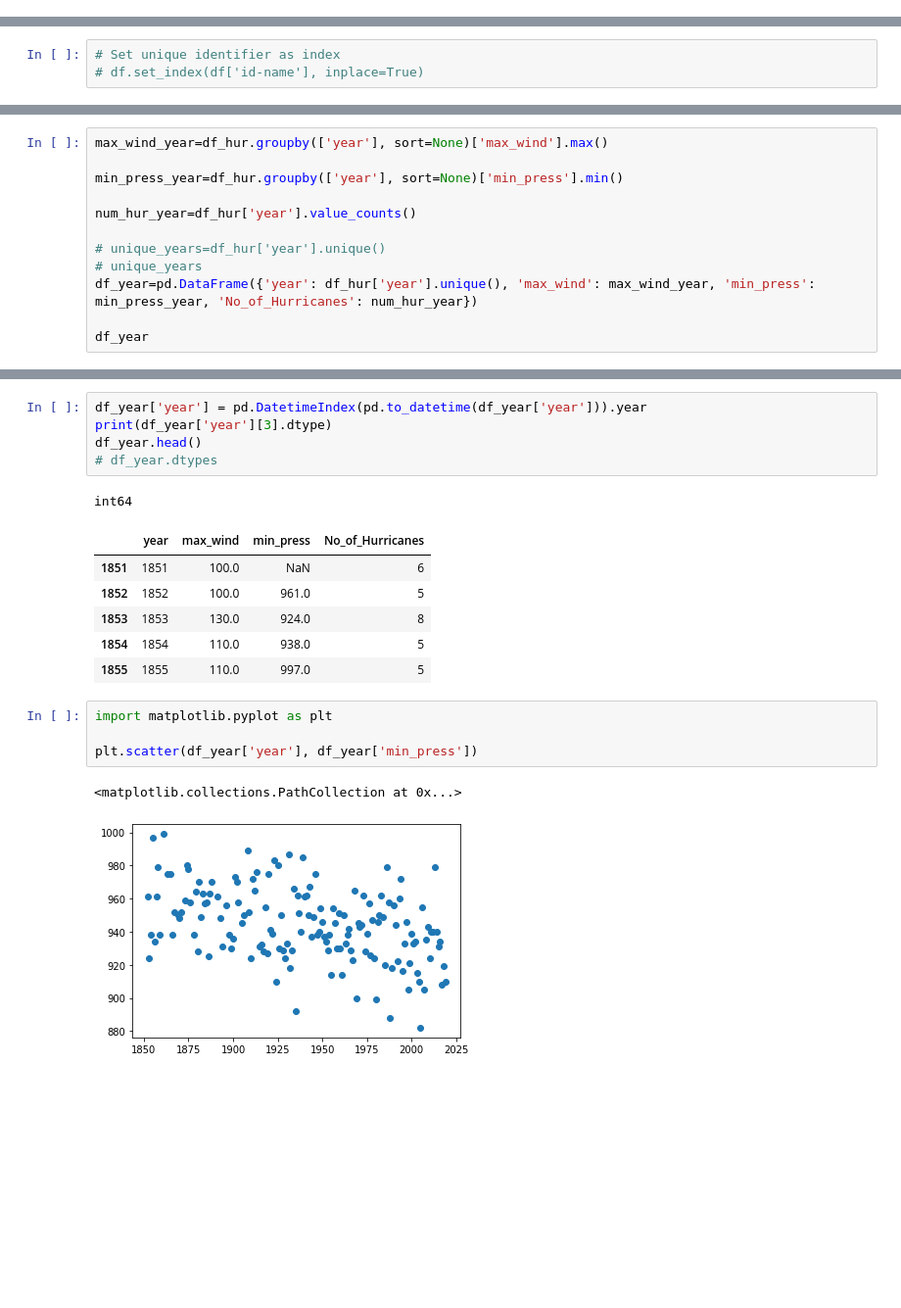
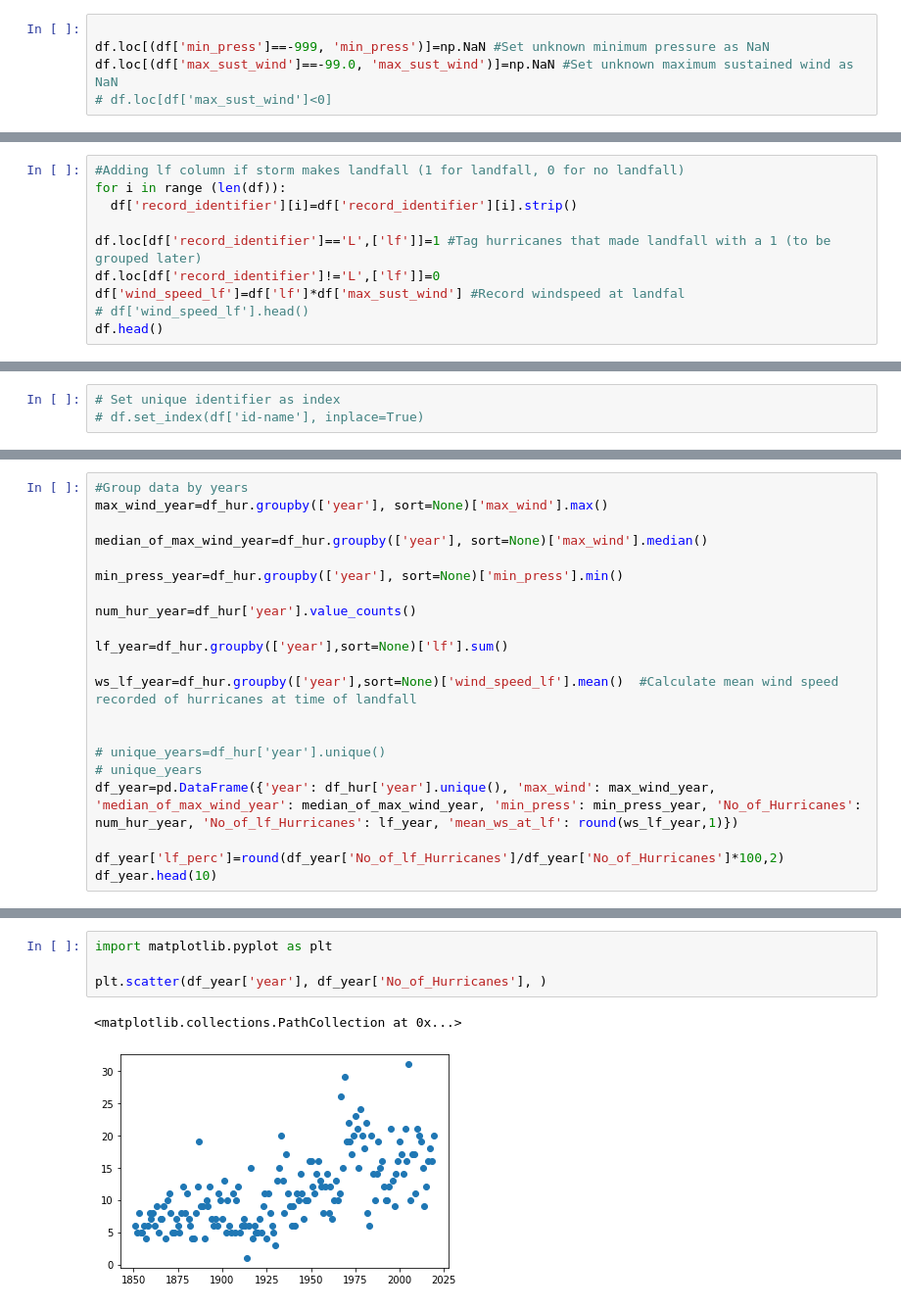
Before and after one commit to nicolascarva/HURDAT, a Jupyter notebook: Hurdat.ipynb, the cells around one changed output, grey strips where cells are left out. Shown: that part at 98% size. Cells and saved outputs as stored; diff of their text form; blank space fills up the shorter version.

```diff
--- a/Hurdat.ipynb
+++ b/Hurdat.ipynb
@@ -44,3 +25,8 @@ df.tail(50)
+# %%
+
+df.loc[(df['min_press']==-999, 'min_press')]=np.NaN #Set unknown minimum pressure as NaN
+df.loc[(df['max_sust_wind']==-99.0, 'max_sust_wind')]=np.NaN #Set unknown maximum sustained wind as NaN
+# df.loc[df['max_sust_wind']<0]
 # %%
 df['drop_']=df['id-name'] # Add column to tag rows to be dropped later
 df['id-name'].fillna(method='ffill',inplace=True) #Fill id-name column
@@ -67,0 +35,10 @@ df.tail(100)
+# %%
+#Adding lf column if storm makes landfall (1 for landfall, 0 for no landfall)
+for i in range (len(df)):
+  df['record_identifier'][i]=df['record_identifier'][i].strip()
+
+df.loc[df['record_identifier']=='L',['lf']]=1 #Tag hurricanes that made landfall with a 1 (to be grouped later)
+df.loc[df['record_identifier']!='L',['lf']]=0
+df['wind_speed_lf']=df['lf']*df['max_sust_wind'] #Record windspeed at landfal
+# df['wind_speed_lf'].head()
+df.head()
@@ -228,13 +173,22 @@ df_hur.head(25)
 # %%
+#Group data by years
 max_wind_year=df_hur.groupby(['year'], sort=None)['max_wind'].max()
+
+median_of_max_wind_year=df_hur.groupby(['year'], sort=None)['max_wind'].median()
 
 min_press_year=df_hur.groupby(['year'], sort=None)['min_press'].min()
 
 num_hur_year=df_hur['year'].value_counts()
 
+lf_year=df_hur.groupby(['year'],sort=None)['lf'].sum()
+
+ws_lf_year=df_hur.groupby(['year'],sort=None)['wind_speed_lf'].mean()  #Calculate mean wind speed recorded of hurricanes at time of landfall
+
+
 # unique_years=df_hur['year'].unique()
 # unique_years
-df_year=pd.DataFrame({'year': df_hur['year'].unique(), 'max_wind': max_wind_year, 'min_press': min_press_year, 'No_of_Hurricanes': num_hur_year})
+df_year=pd.DataFrame({'year': df_hur['year'].unique(), 'max_wind': max_wind_year, 'median_of_max_wind_year': median_of_max_wind_year, 'min_press': min_press_year, 'No_of_Hurricanes': num_hur_year, 'No_of_lf_Hurricanes': lf_year, 'mean_ws_at_lf': round(ws_lf_year,1)})
 
-df_year
+df_year['lf_perc']=round(df_year['No_of_lf_Hurricanes']/df_year['No_of_Hurricanes']*100,2)
+df_year.head(10)
 # %% [output]
@@ -258,20 +206,7 @@ df_year
-# %%
-df_year['year'] = pd.DatetimeIndex(pd.to_datetime(df_year['year'])).year
-print(df_year['year'][3].dtype)
-df_year.head()
-# df_year.dtypes
-# %% [output]
-int64
-|  | year | max_wind | min_press | No_of_Hurricanes |
-| 1851 | 1851 | 100.0 | NaN | 6 |
-| 1852 | 1852 | 100.0 | 961.0 | 5 |
-| 1853 | 1853 | 130.0 | 924.0 | 8 |
-| 1854 | 1854 | 110.0 | 938.0 | 5 |
-| 1855 | 1855 | 110.0 | 997.0 | 5 |
 # %%
 import matplotlib.pyplot as plt
 
-plt.scatter(df_year['year'], df_year['min_press'])
+plt.scatter(df_year['year'], df_year['No_of_Hurricanes'], )
 # %% [output]
 <matplotlib.collections.PathCollection at 0x...>
-[figure, old version]
+[figure, new version]
```
Also changed, not shown: parts of 33 cells of this notebook.
